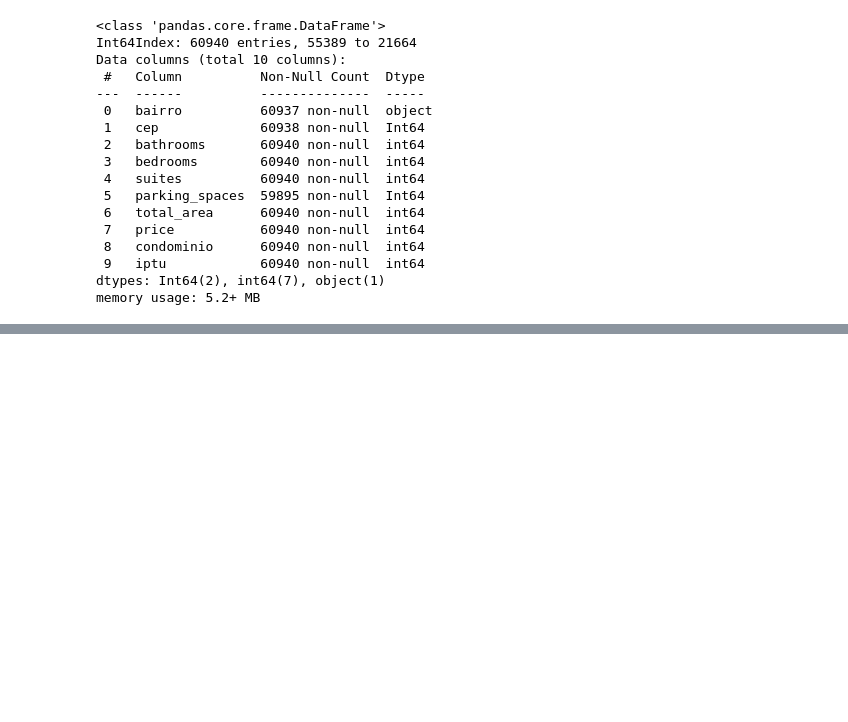
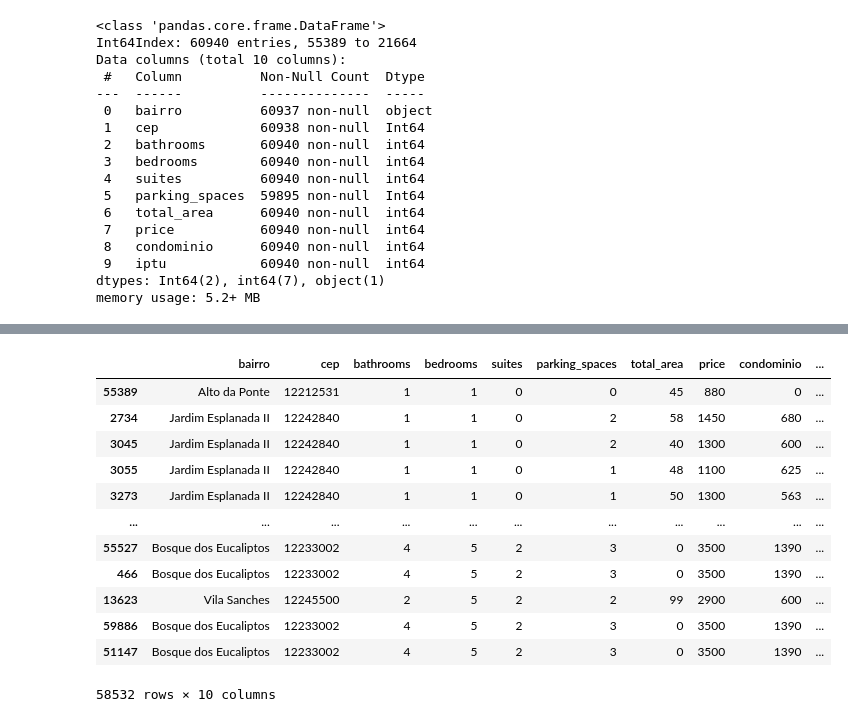
Before and after one commit to fabiollg/PI-4_Predicao_Valores_Imoveis_SJC, a Jupyter notebook: PI_4_Predicao_Valores_Imoveis_SJC.ipynb, the cells around one changed output, grey strips where cells are left out. Saved outputs shown, nothing was run; the diff lists cells and outputs as text; code cells hidden in the pictures; blank space fills up the shorter version.

```diff
--- a/PI_4_Predicao_Valores_Imoveis_SJC.ipynb
+++ b/PI_4_Predicao_Valores_Imoveis_SJC.ipynb
@@ -388,0 +403,31 @@ memory usage: 5.2+ MB
+# %%
+#Eliminando outliers.
+filtro_suites = dados_bed_filt['suites'] < 6
+dados_bed_filt = dados_bed_filt[filtro_suites]
+filtro_bathrooms = dados_bed_filt['bathrooms'] < 6
+dados_bed_filt = dados_bed_filt[filtro_bathrooms]
+filtro_area = dados_bed_filt['total_area'] < 500
+dados_bed_filt = dados_bed_filt[filtro_area]
+filtro_vagas = dados_bed_filt['parking_spaces'] < 10
+dados_bed_filt = dados_bed_filt[filtro_vagas]
+filtro_condominio = dados_bed_filt['condominio'] < 5000
+dados_bed_filt = dados_bed_filt[filtro_condominio]
+filtro_price = dados_bed_filt['price'] < 30000
+dados_bed_filt = dados_bed_filt[filtro_price]
+filtro_iptu = dados_bed_filt['iptu'] < 300000
+dados_bed_filt = dados_bed_filt[filtro_iptu]
+dados_bed_filt.dropna()
+# %% [output]
+|  | bairro | cep | bathrooms | bedrooms | suites | parking_spaces | total_area | price | condominio | ... |
+| 55389 | Alto da Ponte | 12212531 | 1 | 1 | 0 | 0 | 45 | 880 | 0 | ... |
+| 2734 | Jardim Esplanada II | 12242840 | 1 | 1 | 0 | 2 | 58 | 1450 | 680 | ... |
+| 3045 | Jardim Esplanada II | 12242840 | 1 | 1 | 0 | 2 | 40 | 1300 | 600 | ... |
+| 3055 | Jardim Esplanada II | 12242840 | 1 | 1 | 0 | 1 | 48 | 1100 | 625 | ... |
+| 3273 | Jardim Esplanada II | 12242840 | 1 | 1 | 0 | 1 | 50 | 1300 | 563 | ... |
+| ... | ... | ... | ... | ... | ... | ... | ... | ... | ... | ... |
+| 55527 | Bosque dos Eucaliptos | 12233002 | 4 | 5 | 2 | 3 | 0 | 3500 | 1390 | ... |
+| 466 | Bosque dos Eucaliptos | 12233002 | 4 | 5 | 2 | 3 | 0 | 3500 | 1390 | ... |
+| 13623 | Vila Sanches | 12245500 | 2 | 5 | 2 | 2 | 99 | 2900 | 600 | ... |
+| 59886 | Bosque dos Eucaliptos | 12233002 | 4 | 5 | 2 | 3 | 0 | 3500 | 1390 | ... |
+| 51147 | Bosque dos Eucaliptos | 12233002 | 4 | 5 | 2 | 3 | 0 | 3500 | 1390 | ... |
+58532 rows × 10 columns
```
Also changed, not shown: parts of 3 cells of this notebook.
